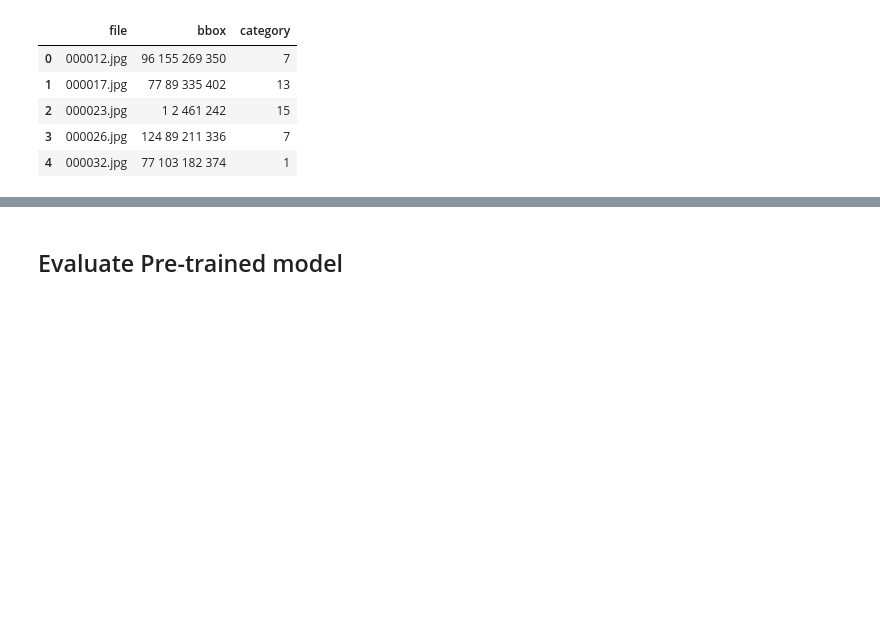
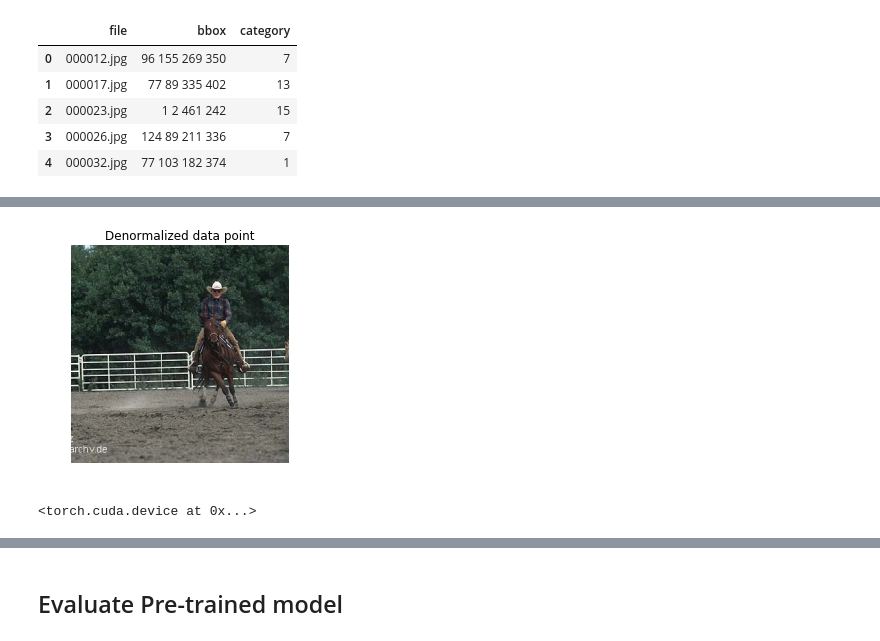
Before and after one commit to JoshZastrow/Object-Detection, a Jupyter notebook: PASCAL-Object-Detection.ipynb, the cells around one changed output, grey strips where cells are left out. Drawn from its saved outputs; the diff is of its cells as text; code cells hidden in the pictures; blank space fills up the shorter version.

```diff
--- a/PASCAL-Object-Detection.ipynb
+++ b/PASCAL-Object-Detection.ipynb
@@ -225,0 +274,28 @@ d2.merge(d1, on=['file']).head()
+# %%
+size = 224
+batch_size = 64
+JPEGS = 'VOCdevkit/VOC2007/JPEGImages'
+
+# y labels are coordinates, make sure transorm adjusts dependent variable (y) as well
+augmenter = [RandomFlip(tfm_y=TfmType.COORD),
+             RandomRotate(30, tfm_y=TfmType.COORD),
+             RandomLighting(0.1, 0.1, tfm_y=TfmType.COORD)]
+
+transform = tfms_from_model(base_model, size, aug_tfms=augmenter, tfm_y=TfmType.COORD, crop_type=CropType.NO)
+
+bbox_data = ImageClassifierData.from_csv(PATH, JPEGS, CSV_BB, tfms=transform, bs=batch_size)
+lbls_data = ImageClassifierData.from_csv(PATH, JPEGS, CSV, tfms=tfms_from_model(base_model, size), bs=batch_size)
+# %%
+x, y = next(iter(lbls_data.trn_dl))
+img  = lbls_data.val_ds.denorm(to_np(x))[0]
+
+fig, ax = plt.subplots()
+ax.imshow(img)
+_ = plt.axis('off')
+_ = plt.title('Denormalized data point')
+# %% [output]
+[figure, added]
+# %%
+torch.cuda.device(0)
+# %% [output]
+<torch.cuda.device at 0x...>
```
Also changed, not shown: parts of 50 cells of this notebook.
